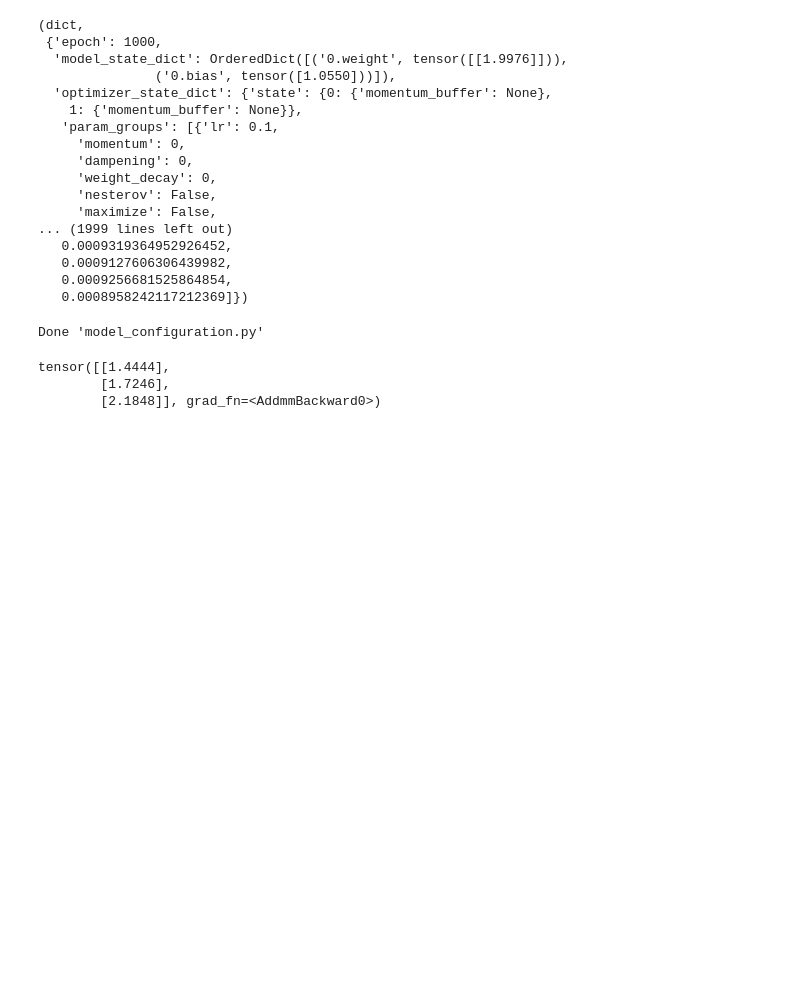
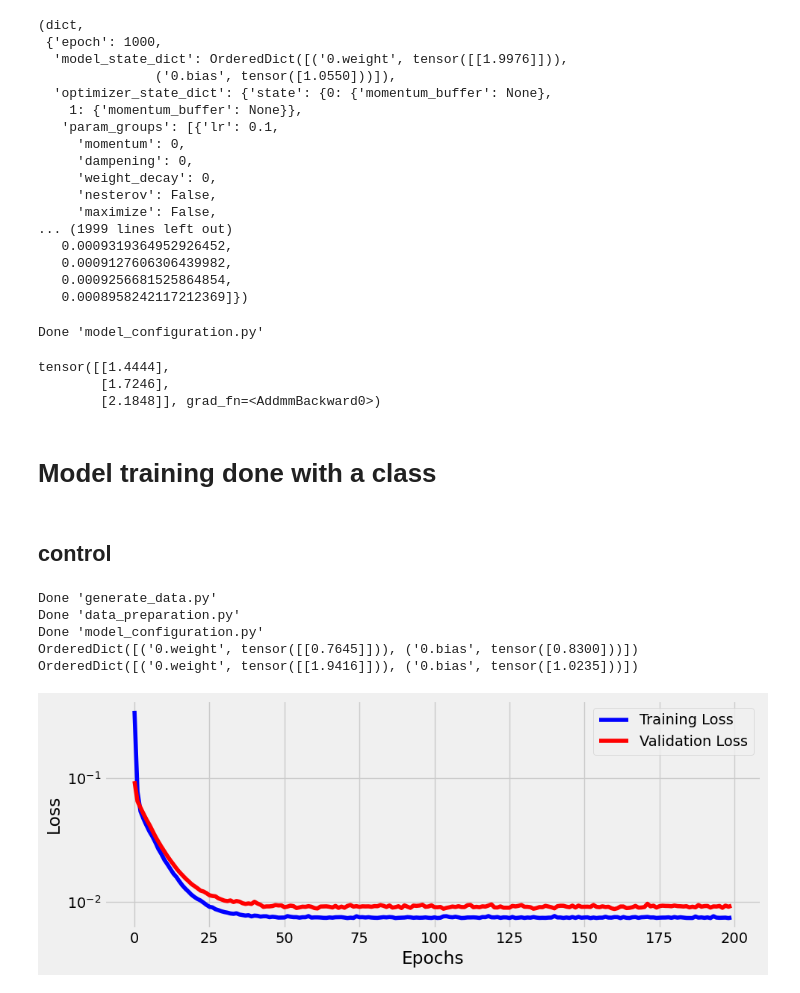
Before and after one commit to greyxray/PyTorchStepByStep, a Jupyter notebook: my_practice/CH1-2.ipynb, the cells around one changed output. Drawn from its saved outputs; the diff is of its cells as text; code cells hidden in the pictures; blank space fills up the shorter version.

Commit message:
ch2: model trainer and pipeline

```diff
--- a/my_practice/CH1-2.ipynb
+++ b/my_practice/CH1-2.ipynb
@@ -472,3 +472,34 @@ model(new_inputs.to(device))
 tensor([[1.4444],
         [1.7246],
         [2.1848]], grad_fn=<AddmmBackward0>)
+# %% [markdown]
+# Model training done with a class
+# %% [markdown]
+## control
+# %%
+# from model_trainer import *
+
+%run -i generate_data.py
+%run -i data_preparation.py
+%run -i model_configuration.py
+
+print(model.state_dict())
+
+from debug_stepbystep import *
+
+sbs = StepByStep(model, loss_fn, optimizer)
+sbs.set_loaders(train_loader, val_loader)
+sbs.set_tensorboard('classy')
+
+sbs.train(n_epochs=200)
+
+fig = sbs.plot_losses()
+
+print(model.state_dict())
+# %% [output]
+Done 'generate_data.py'
+Done 'data_preparation.py'
+Done 'model_configuration.py'
+OrderedDict([('0.weight', tensor([[0.7645]])), ('0.bias', tensor([0.8300]))])
+OrderedDict([('0.weight', tensor([[1.9416]])), ('0.bias', tensor([1.0235]))])
+[figure, added]
```
Also changed, not shown: parts of 7 cells of this notebook, 4 other files.
